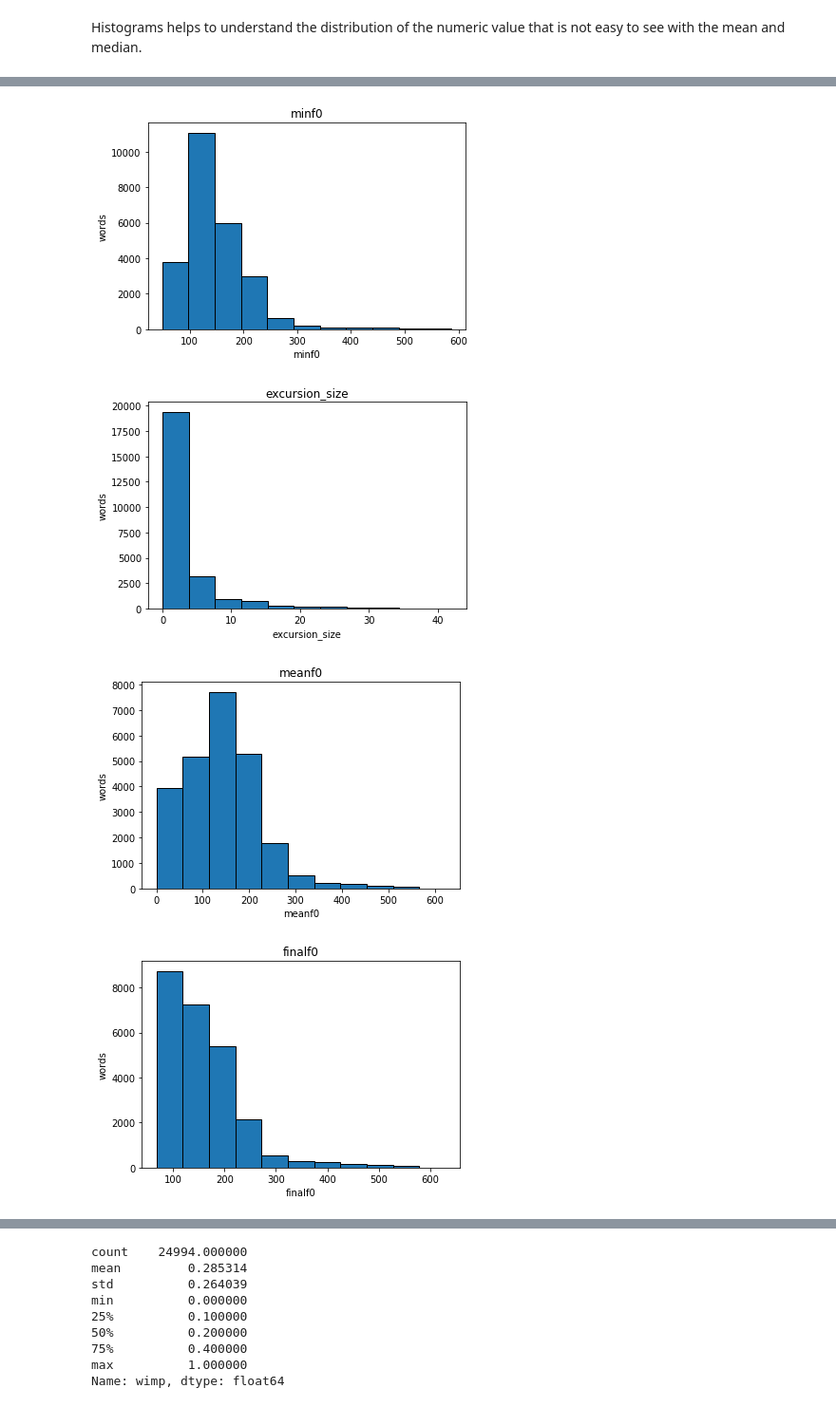
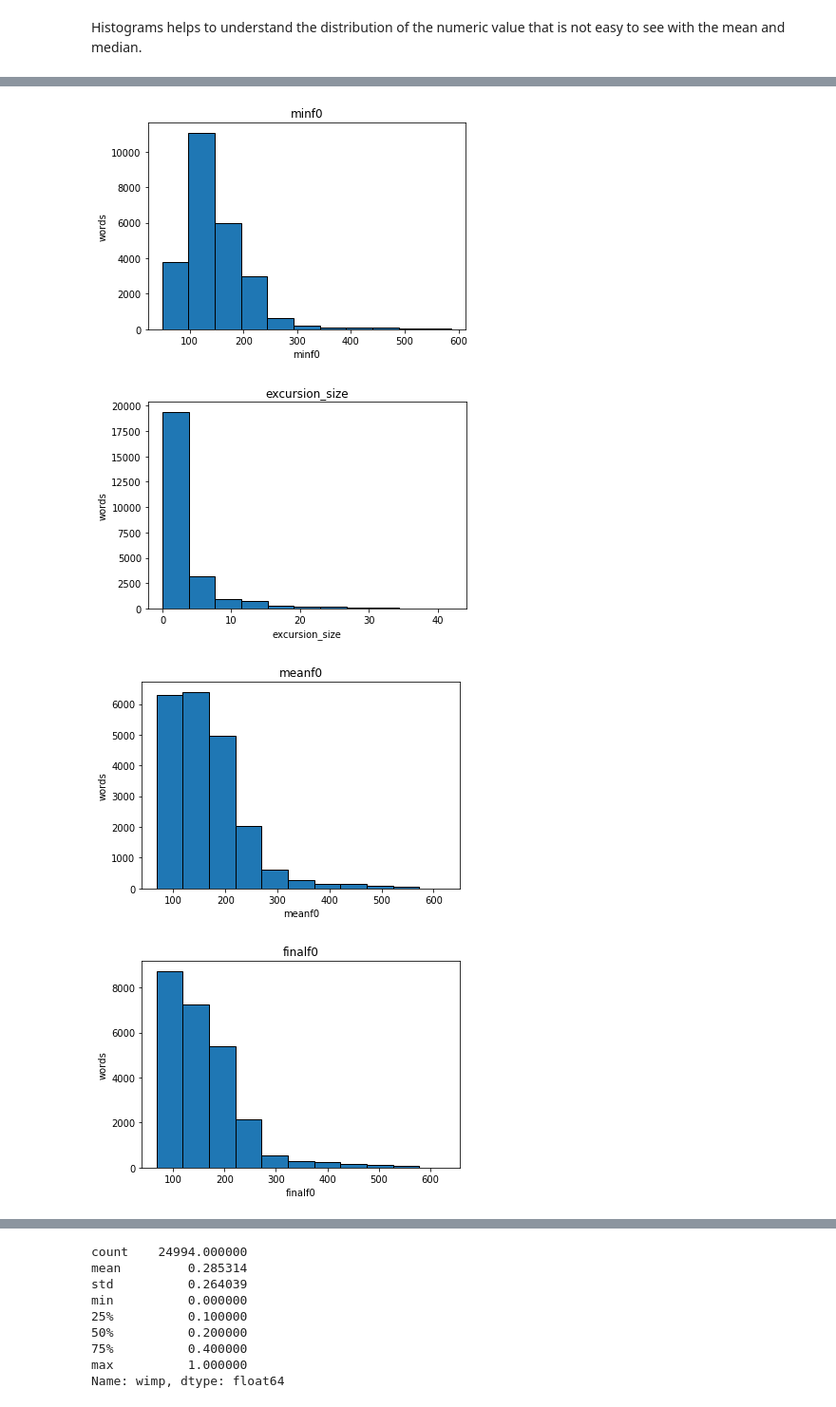
Before and after one commit to byronthecoder/Prosody-Prominence-Perplexity, a Jupyter notebook: ParselMouth.ipynb, the cells around one changed output, grey strips where cells are left out. Shown at 95% size. Saved outputs shown, nothing was run; the diff lists cells and outputs as text; code cells hidden in the pictures.

```diff
--- a/ParselMouth.ipynb
+++ b/ParselMouth.ipynb
@@ -618,0 +694,4 @@ feature_dict = {"maxf0": 1, "minf0": 2, "excursion_size": 3,
+# %%
+for feature in data_nan.columns[1:12]:
+    data_nan[[feature]] = preprocessing.scale(data_nan[[feature]])
+data_nan.head()
@@ -663,20 +751,19 @@ data_nan.describe()
 # %% [markdown]
 Histograms helps to understand the distribution of the numeric value that is not easy to see with the mean and median.
 # %%
-for feature in data.columns[1:13]:
-    pf = data[feature]
+for feature in data_nan.columns[1:13]:
     plt.figure()
     plt.title(feature)
-    plt.hist(pf, 11, edgecolor='black')
+    plt.hist(data_nan[feature], 11, edgecolor='black')
     plt.xlabel(feature)
     plt.ylabel('words')
     plt.show()
 #     plt.savefig('../result/stats/'+feature+".jpg", dpi=200)
 # %% [output]
 [figure]
 [figure]
 [figure]
-[figure, old version]
+[figure, new version]
 [figure]
 [figure]
 [figure]
```
Also changed, not shown: parts of 75 cells of this notebook, 1 other file.
